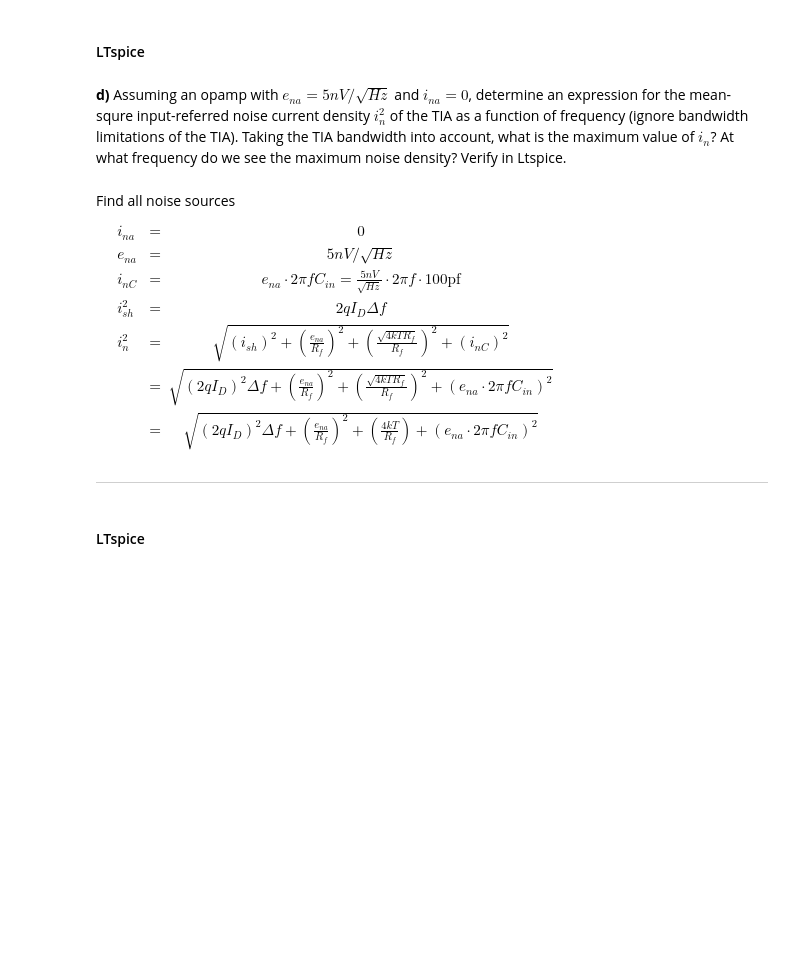
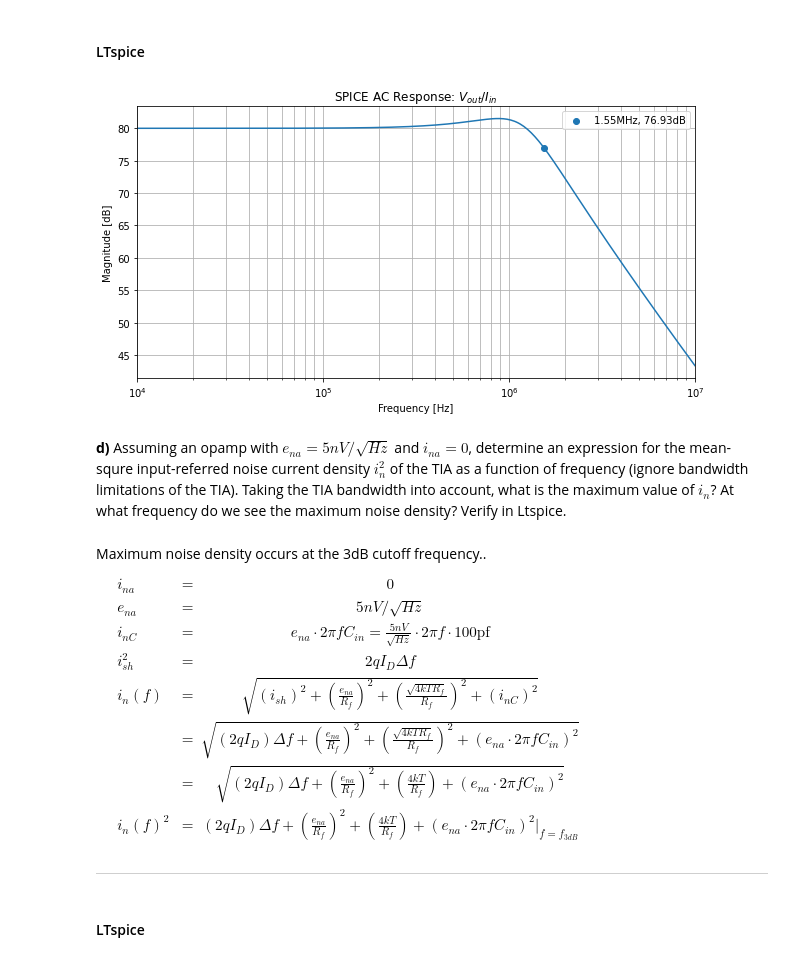
Before and after one commit to kegedy/EE538.1, a Jupyter notebook: kevin/hw02/EE538_Sp2021_Assignment2.ipynb, the cells around one changed output. Saved outputs shown, nothing was run; the diff lists cells and outputs as text; code cells hidden in the pictures; blank space fills up the shorter version.

```diff
--- a/kevin/hw02/EE538_Sp2021_Assignment2.ipynb
+++ b/kevin/hw02/EE538_Sp2021_Assignment2.ipynb
@@ -204,18 +246,42 @@ plt.show();
 # %% [markdown]
 #### LTspice
+# %%
+filepath = 'data/HW02.txt'
+df = read_ltspice(filepath,'ac')
+freq = df['Freq.']
+mag = df['Mag_V(vout)/I(Iin)']
+# %%
+fig, ax = plt.subplots(1,figsize=(10,5))
+
+x1 = np.where(mag<=mag[0]-3)[0][0]
+label1 = "{:.2f}MHz, {:.2f}dB".format(rnd(freq[x1],2,"MHz"), mag[x1])
+
+ax.semilogx(freq, mag, color='tab:blue',label='')
+ax.scatter(freq[x1],mag[x1],label=label1,color='tab:blue')
+ax.grid(True,which='both')
+ax.set_xlabel('Frequency [Hz]')
+ax.set_ylabel('Magnitude [dB]')
+ax.set_title(r'SPICE AC Response: $V_{out}/I_{in}$')
+ax.set_xlim(1e4,1e7)
+
+ax.legend()
+plt.show();
+# %% [output]
+[figure, added]
 # %% [markdown]
 __d)__ Assuming an opamp with $e_{na} = 5 nV/\sqrt{Hz}$ and $i_{na} = 0$, determine an expression for the mean-squre input-referred noise current density $i_n^2$ of the TIA as a function of frequency (ignore bandwidth limitations of the TIA). Taking the TIA bandwidth into account, what is the maximum value of $i_n$? At what frequency do we see the maximum noise density? Verify in Ltspice.
 # %% [markdown]
-Find all noise sources
+Maximum noise density occurs at the 3dB cutoff frequency..
 
 $\begin{eqnarray}
 && i_{na} &=& 0 \\[0.5em]
 && e_{na} &=& 5 nV/\sqrt{Hz} \\[0.5em]
 && i_{nC} &=& e_{na} \cdot 2\pi f C_{in} = \frac{5 nV}{\sqrt{Hz}} \cdot 2\pi f \cdot 100\text{pf} \\[0.5em]
 && i_{sh}^2 &=& 2qI_D\Delta f  \\[0.5em]
-&& i_n^2 &=& \sqrt{(i_{sh})^2 + (\frac{e_{na}}{R_f})^2 + (\frac{\sqrt{4kTR_f}}{R_f})^2 + (i_{nC})^2} \\[0.5em]
-&&  &=& \sqrt{(2qI_D)^2 \Delta f + (\frac{e_{na}}{R_f})^2 + (\frac{\sqrt{4kTR_f}}{R_f})^2 + (e_{na} \cdot 2\pi f C_{in})^2} \\[0.5em]
-&&  &=& \sqrt{(2qI_D)^2 \Delta f + (\frac{e_{na}}{R_f})^2 + (\frac{4kT}{R_f}) + (e_{na} \cdot 2\pi f C_{in})^2} \\[0.5em]
+&& i_n(f) &=& \sqrt{(i_{sh})^2 + (\frac{e_{na}}{R_f})^2 + (\frac{\sqrt{4kTR_f}}{R_f})^2 + (i_{nC})^2} \\[0.5em]
+&&  &=& \sqrt{(2qI_D) \Delta f + (\frac{e_{na}}{R_f})^2 + (\frac{\sqrt{4kTR_f}}{R_f})^2 + (e_{na} \cdot 2\pi f C_{in})^2} \\[0.5em]
+&&  &=& \sqrt{(2qI_D) \Delta f + (\frac{e_{na}}{R_f})^2 + (\frac{4kT}{R_f}) + (e_{na} \cdot 2\pi f C_{in})^2} \\[0.5em]
+&& i_n(f)^2 &=& (2qI_D) \Delta f + (\frac{e_{na}}{R_f})^2 + (\frac{4kT}{R_f}) + (e_{na} \cdot 2\pi f C_{in})^2 \Bigg|_{f = f_{3dB}} \\[0.5em]
 \end{eqnarray}$
 
 <hr>
```
Also changed, not shown: parts of 15 cells of this notebook, 5 other files.
